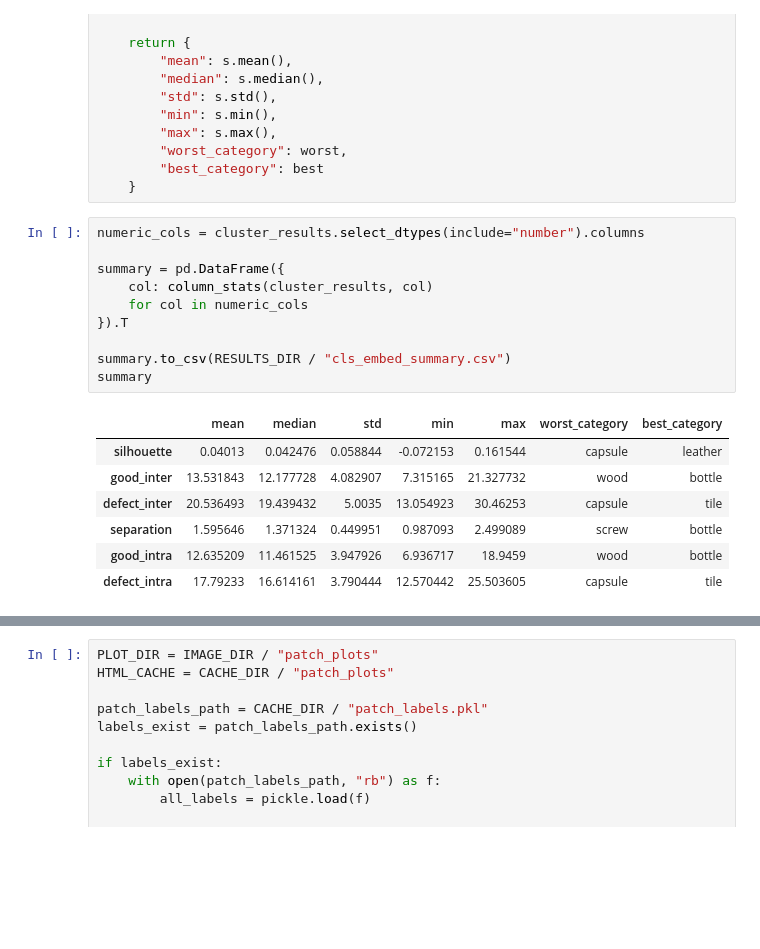
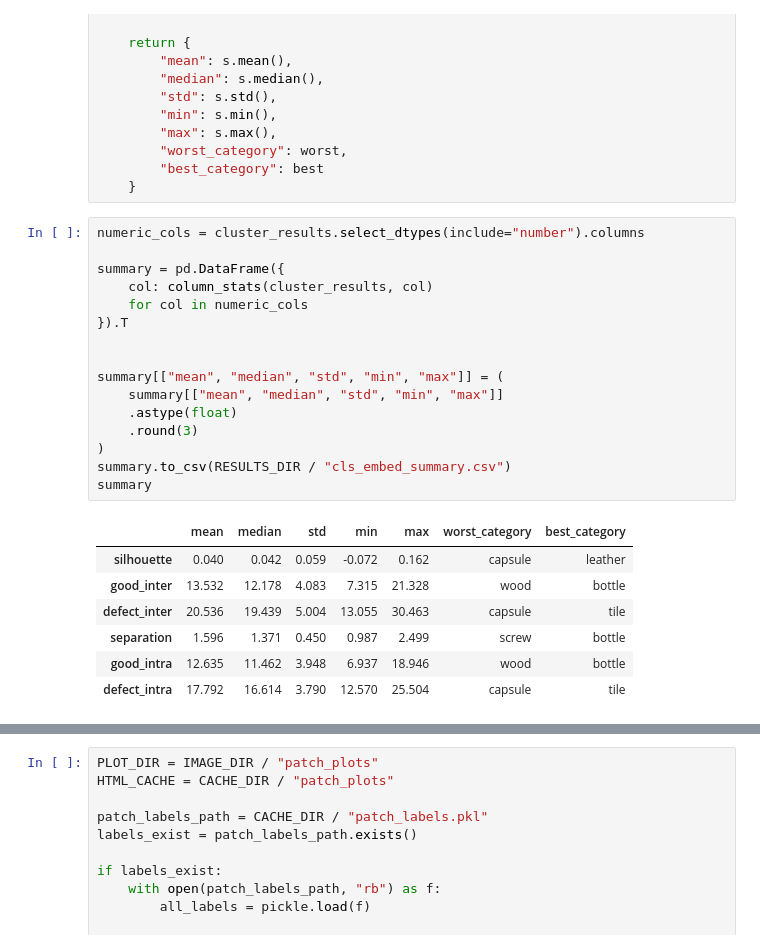
Before and after one commit to CiaranW005/UL-Summer-Bursary-2026, a Jupyter notebook: notebooks/embedding_analysis/emb_visualisation.ipynb, the cells around one changed output, grey strips where cells are left out. Drawn from its saved outputs; the diff is of its cells as text; blank space fills up the shorter version.

```diff
--- a/notebooks/embedding_analysis/emb_visualisation.ipynb
+++ b/notebooks/embedding_analysis/emb_visualisation.ipynb
@@ -413,18 +413,24 @@ def column_stats(df, column):
 # %%
 numeric_cols = cluster_results.select_dtypes(include="number").columns
 
 summary = pd.DataFrame({
     col: column_stats(cluster_results, col)
     for col in numeric_cols
 }).T
 
+
+summary[["mean", "median", "std", "min", "max"]] = (
+    summary[["mean", "median", "std", "min", "max"]]
+    .astype(float)
+    .round(3)
+)
 summary.to_csv(RESULTS_DIR / "cls_embed_summary.csv")
 summary
 # %% [output]
 |  | mean | median | std | min | max | worst_category | best_category |
-| silhouette | 0.04013 | 0.042476 | 0.058844 | -0.072153 | 0.161544 | capsule | leather |
-| good_inter | 13.531843 | 12.177728 | 4.082907 | 7.315165 | 21.327732 | wood | bottle |
-| defect_inter | 20.536493 | 19.439432 | 5.0035 | 13.054923 | 30.46253 | capsule | tile |
-| separation | 1.595646 | 1.371324 | 0.449951 | 0.987093 | 2.499089 | screw | bottle |
-| good_intra | 12.635209 | 11.461525 | 3.947926 | 6.936717 | 18.9459 | wood | bottle |
-| defect_intra | 17.79233 | 16.614161 | 3.790444 | 12.570442 | 25.503605 | capsule | tile |
+| silhouette | 0.040 | 0.042 | 0.059 | -0.072 | 0.162 | capsule | leather |
+| good_inter | 13.532 | 12.178 | 4.083 | 7.315 | 21.328 | wood | bottle |
+| defect_inter | 20.536 | 19.439 | 5.004 | 13.055 | 30.463 | capsule | tile |
+| separation | 1.596 | 1.371 | 0.450 | 0.987 | 2.499 | screw | bottle |
+| good_intra | 12.635 | 11.462 | 3.948 | 6.937 | 18.946 | wood | bottle |
+| defect_intra | 17.792 | 16.614 | 3.790 | 12.570 | 25.504 | capsule | tile |
```
Also changed, not shown: parts of 10 cells of this notebook, 13 other files.
